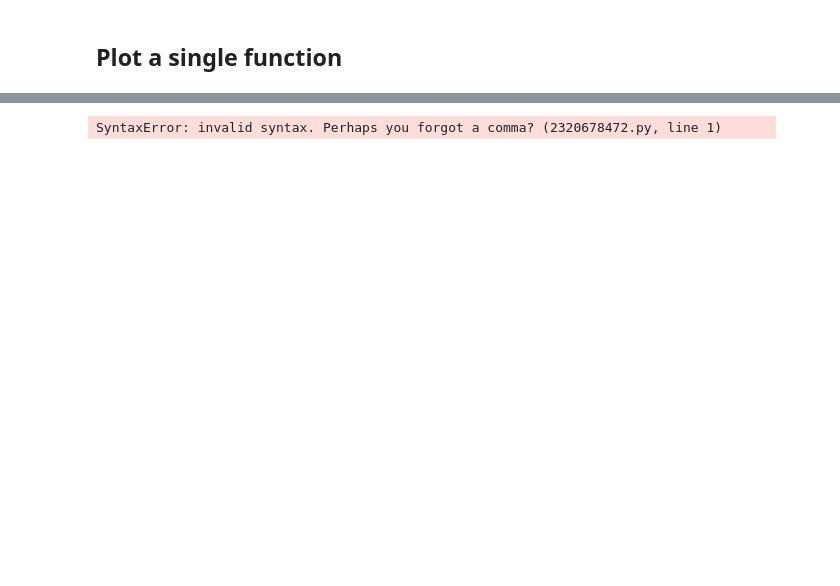
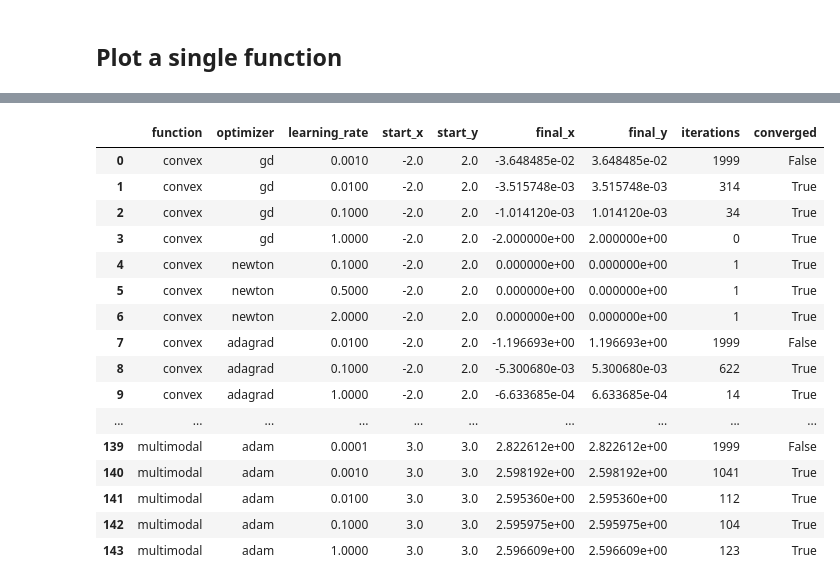
Before and after one commit to zh1322114772/Project1-GradientDescent, a Jupyter notebook: save_all_paths.ipynb, the cells around one changed output, grey strips where cells are left out. Saved outputs shown, nothing was run; the diff lists cells and outputs as text; code cells hidden in the pictures; blank space fills up the shorter version.

```diff
--- a/save_all_paths.ipynb
+++ b/save_all_paths.ipynb
@@ -321,5 +321,23 @@ df[df['function'] == 'convex']
 # %%
-print(df[])
-print(df['path'].iloc[0])
+pd.set_option("display.max_rows", None)
+pd.set_option("display.max_columns", None)
+
+df[['function', 'optimizer', 'learning_rate', 'start_x', 'start_y', 'final_x', 'final_y', 'iterations', 'converged']]
 # %% [output]
-SyntaxError: invalid syntax. Perhaps you forgot a comma? (2320678472.py, line 1)
+|  | function | optimizer | learning_rate | start_x | start_y | final_x | final_y | iterations | converged |
+| 0 | convex | gd | 0.0010 | -2.0 | 2.0 | -3.648485e-02 | 3.648485e-02 | 1999 | False |
+| 1 | convex | gd | 0.0100 | -2.0 | 2.0 | -3.515748e-03 | 3.515748e-03 | 314 | True |
+| 2 | convex | gd | 0.1000 | -2.0 | 2.0 | -1.014120e-03 | 1.014120e-03 | 34 | True |
+| 3 | convex | gd | 1.0000 | -2.0 | 2.0 | -2.000000e+00 | 2.000000e+00 | 0 | True |
+| 4 | convex | newton | 0.1000 | -2.0 | 2.0 | 0.000000e+00 | 0.000000e+00 | 1 | True |
+| 5 | convex | newton | 0.5000 | -2.0 | 2.0 | 0.000000e+00 | 0.000000e+00 | 1 | True |
+| 6 | convex | newton | 2.0000 | -2.0 | 2.0 | 0.000000e+00 | 0.000000e+00 | 1 | True |
+| 7 | convex | adagrad | 0.0100 | -2.0 | 2.0 | -1.196693e+00 | 1.196693e+00 | 1999 | False |
+| 8 | convex | adagrad | 0.1000 | -2.0 | 2.0 | -5.300680e-03 | 5.300680e-03 | 622 | True |
+| 9 | convex | adagrad | 1.0000 | -2.0 | 2.0 | -6.633685e-04 | 6.633685e-04 | 14 | True |
+| ... | ... | ... | ... | ... | ... | ... | ... | ... | ... |
+| 139 | multimodal | adam | 0.0001 | 3.0 | 3.0 | 2.822612e+00 | 2.822612e+00 | 1999 | False |
+| 140 | multimodal | adam | 0.0010 | 3.0 | 3.0 | 2.598192e+00 | 2.598192e+00 | 1041 | True |
+| 141 | multimodal | adam | 0.0100 | 3.0 | 3.0 | 2.595360e+00 | 2.595360e+00 | 112 | True |
+| 142 | multimodal | adam | 0.1000 | 3.0 | 3.0 | 2.595975e+00 | 2.595975e+00 | 104 | True |
+| 143 | multimodal | adam | 1.0000 | 3.0 | 3.0 | 2.596609e+00 | 2.596609e+00 | 123 | True |
```
Also changed, not shown: parts of 4 cells of this notebook, 4 other files.
